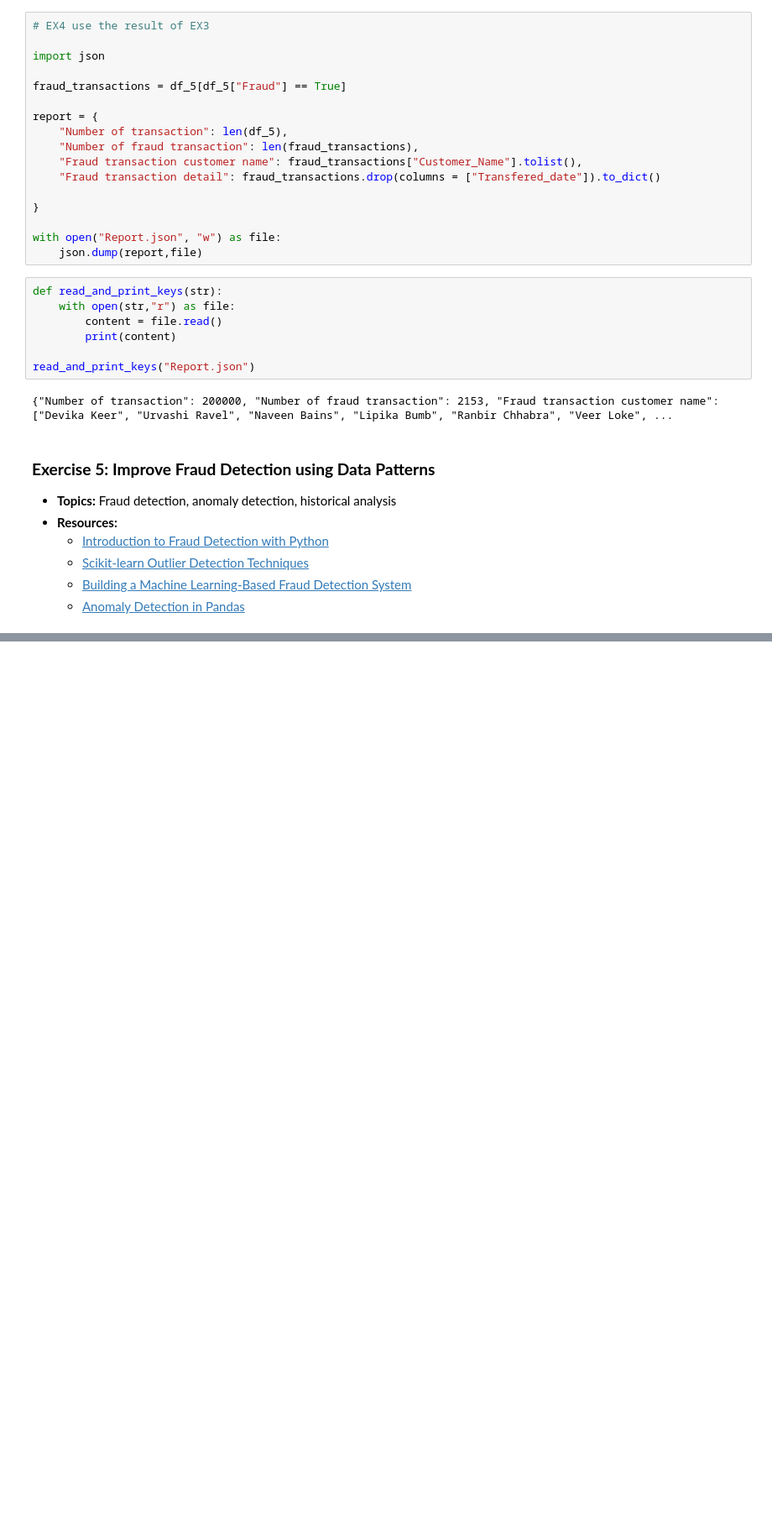
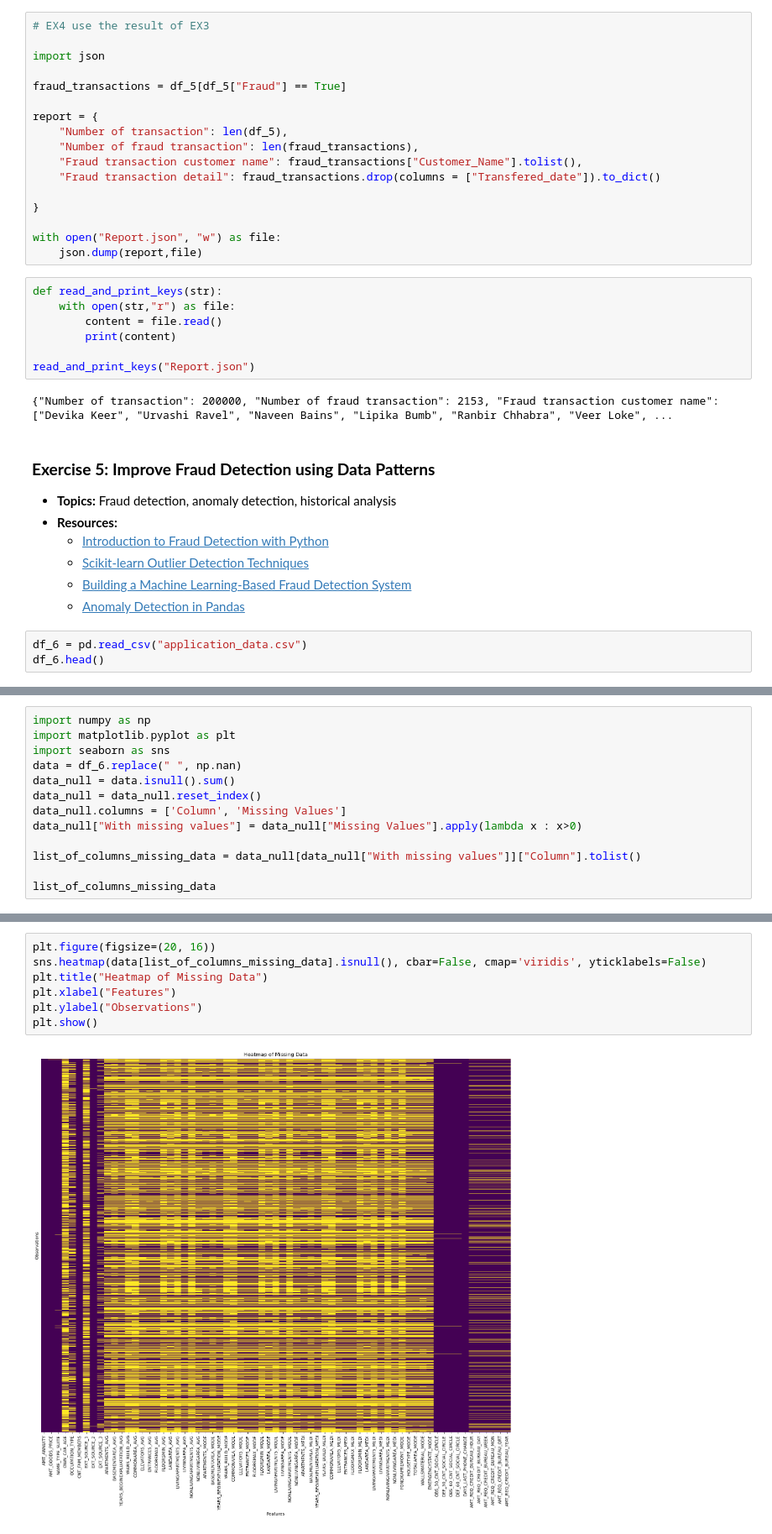
Before and after one commit to xinyiw113/Exercice_Basic_Python, a Jupyter notebook: EX.ipynb, the cells around one changed output, grey strips where cells are left out. Shown at 84% size. Drawn from its saved outputs; the diff is of its cells as text; blank space fills up the shorter version.

```diff
--- a/EX.ipynb
+++ b/EX.ipynb
@@ -259,3 +259,6 @@ read_and_print_keys("Report.json")
   - [Scikit-learn Outlier Detection Techniques](https://scikit-learn.org/stable/modules/outlier_detection.html)
   - [Building a Machine Learning-Based Fraud Detection System](https://towardsdatascience.com/credit-card-fraud-detection-using-machine-learning-726ed4e3b3af)
   - [Anomaly Detection in Pandas](https://towardsdatascience.com/anomaly-detection-in-python-part-1-49b65b0522dc)
+# %%
+df_6 = pd.read_csv("application_data.csv")
+df_6.head()
@@ -261,0 +275,13 @@ read_and_print_keys("Report.json")
+# %%
+import numpy as np
+import matplotlib.pyplot as plt
+import seaborn as sns
+data = df_6.replace(" ", np.nan)
+data_null = data.isnull().sum()
+data_null = data_null.reset_index()
+data_null.columns = ['Column', 'Missing Values']
+data_null["With missing values"] = data_null["Missing Values"].apply(lambda x : x>0)
+
+list_of_columns_missing_data = data_null[data_null["With missing values"]]["Column"].tolist()
+
+list_of_columns_missing_data
@@ -261,0 +326,9 @@ read_and_print_keys("Report.json")
+# %%
+plt.figure(figsize=(20, 16))
+sns.heatmap(data[list_of_columns_missing_data].isnull(), cbar=False, cmap='viridis', yticklabels=False)
+plt.title("Heatmap of Missing Data")
+plt.xlabel("Features")
+plt.ylabel("Observations")
+plt.show()
+# %% [output]
+[figure, added]
```
Also changed, not shown: parts of 21 cells of this notebook.
